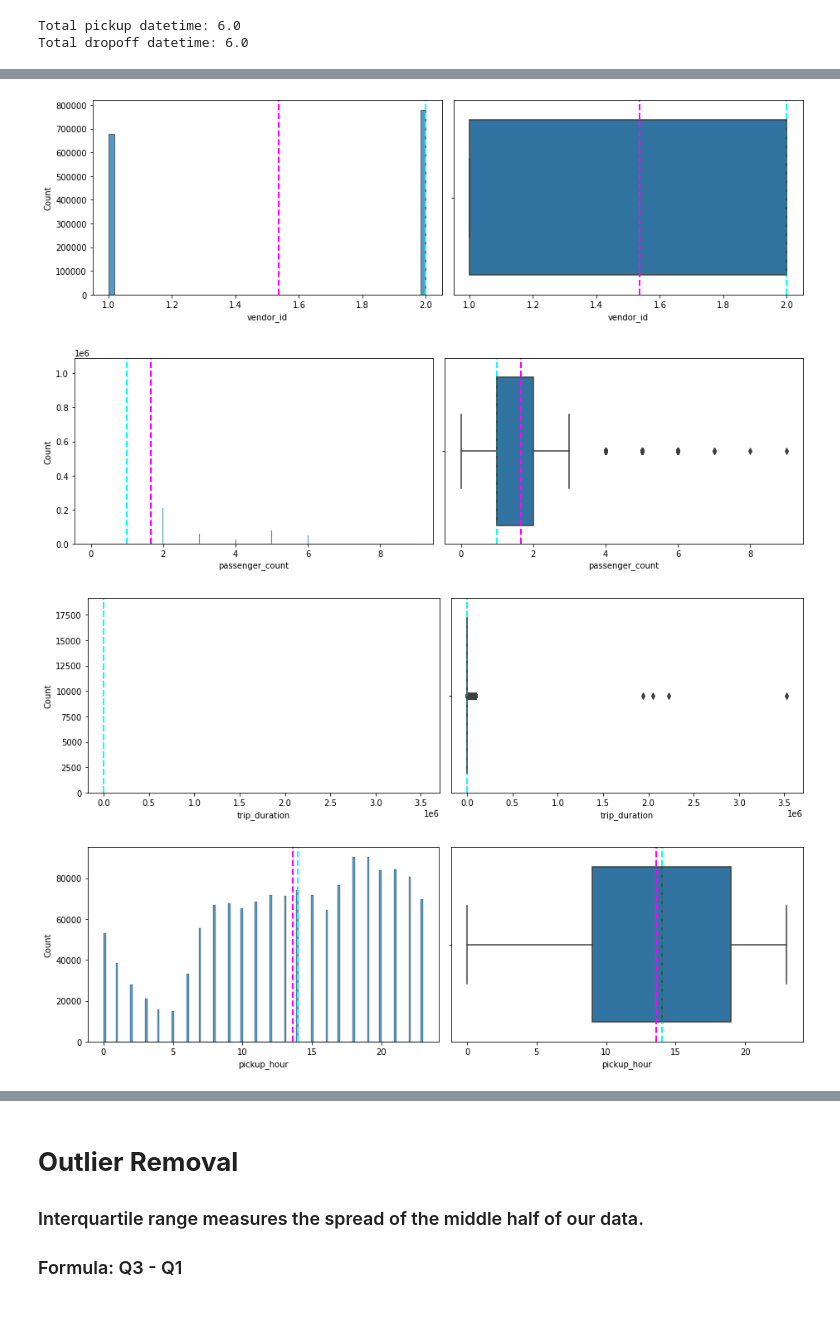
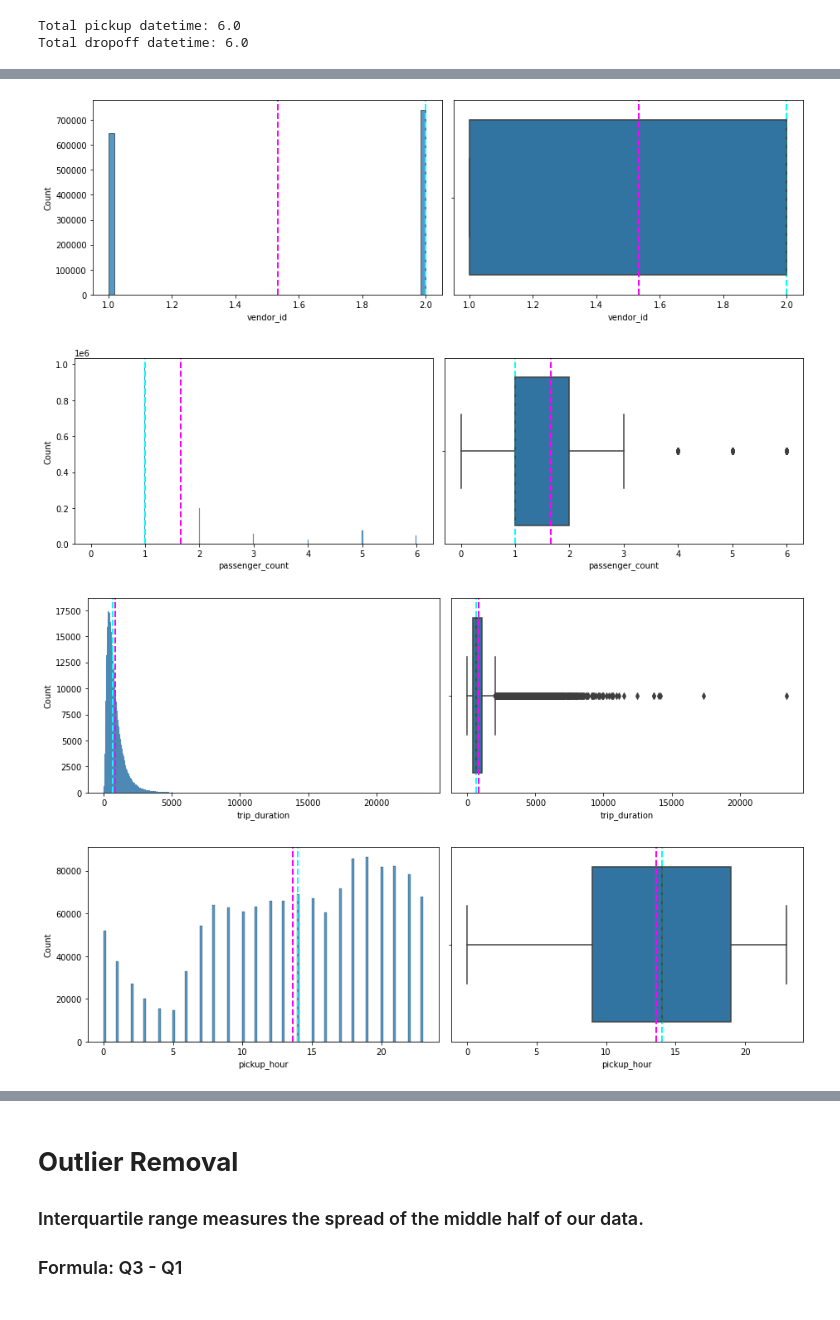
Before and after one commit to mdnawabali/NYC-Taxi-Trip-Time-Prediction, a Jupyter notebook: NYC_taxi_trip_time_prediction.ipynb, the cells around one changed output, grey strips where cells are left out. Saved outputs shown, nothing was run; the diff lists cells and outputs as text; code cells hidden in the pictures.

```diff
--- a/NYC_taxi_trip_time_prediction.ipynb
+++ b/NYC_taxi_trip_time_prediction.ipynb
@@ -34,7 +34,7 @@ import warnings
 warnings.filterwarnings("ignore")
 # %%
 # lets take a look at the data set
-taxi_df=pd.read_csv('/content/drive/MyDrive/Colab Notebooks/Capstone project 2/NYC Taxi Data.csv')
+taxi_df=pd.read_csv('/content/drive/MyDrive/capstone project 2/Copy of NYC Taxi Data.csv')
 taxi_df.head()
 # %% [output]
 |  | id | vendor_id | pickup_datetime | dropoff_datetime | passenger_count | pickup_longitude | ... |
@@ -220,3 +256,7 @@ plt.show()
+# %%
+# limiting speed data
+taxi_df = taxi_df[taxi_df['Speed']<=80]
+taxi_df = taxi_df[taxi_df['Speed']>=5]
 # %%
 # Distribution of pickups and dropoffs on daily basis
 figure, ax= plt.subplots(nrows=1, ncols=2, figsize=(15,5))
@@ -307,9 +340,0 @@ plt.xticks(rotation=0)
-# %%
-figure, ax = plt.subplots(nrows = 1, ncols = 2, figsize = (18,5))
-taxi_df['pickup_hour'] = taxi_df['pickup_datetime'].dt.hour
-taxi_df['dropoff_hour'] = taxi_df['dropoff_datetime'].dt.hour
-sns.countplot(x = taxi_df['pickup_hour'], ax=ax[0] )
-plt.title('Distribution of total pickup hour')
-
-sns.countplot(x = taxi_df['dropoff_hour'], ax=ax[1])
-plt.title('Distribution of total dropoff hour')
@@ -318,0 +343,15 @@ Text(0.5, 1.0, 'Distribution of total dropoff hour')
+# %%
+fig, (ax1, ax2) = plt.subplots(ncols = 2, figsize = (20, 5))
+# Pickup data
+ax1.set_title('Pickup Hours')
+ax = sns.countplot(x = 'pickup_hour', data = taxi_df, ax = ax1)
+ax.set_xlabel('Pickup Time')
+ax.set_ylabel('bookings')
+
+# Dropoff data
+ax = sns.countplot(taxi_df['dropoff_hour'],ax = ax2)
+ax2.set_title('Dropoff Hours')
+ax.set_xlabel('Dropoff Time')
+ax.set_ylabel('bookings')
+
+plt.show()
@@ -329,18 +372,18 @@ Text(0.5, 1.0, 'Distribution of passenger count')
 # %%
-numeric_features = ['vendor_id', 'passenger_count', 'trip_duration', 'pickup_hour', 'dropoff_hour','distance']
+numeric_features = ['vendor_id', 'passenger_count', 'trip_duration', 'pickup_hour', 'dropoff_hour','distance', 'Speed']
 numeric_features
 
 for col in numeric_features:
   fig, ax = plt.subplots(nrows=1, ncols=2, figsize=(13,4))
   sns.histplot(data=taxi_df, x=col, ax=ax[0])
   ax[0].axvline(taxi_df[col].mean(), color='magenta', linestyle='dashed', linewidth=2)
   ax[0].axvline(taxi_df[col].median(), color='cyan', linestyle='dashed', linewidth=2)
   sns.boxplot(data=taxi_df, x=col, ax=ax[1])
   ax[1].axvline(taxi_df[col].mean(), color='magenta', linestyle='dashed', linewidth=2)
   ax[1].axvline(taxi_df[col].median(), color='cyan', linestyle='dashed', linewidth=2)
   plt.tight_layout()
 # %% [output]
-[figure, old version]
+[figure, new version]
-[figure, old version]
+[figure, new version]
-[figure, old version]
+[figure, new version]
-[figure, old version]
+[figure, new version]
```
Also changed, not shown: parts of 79 cells of this notebook.
